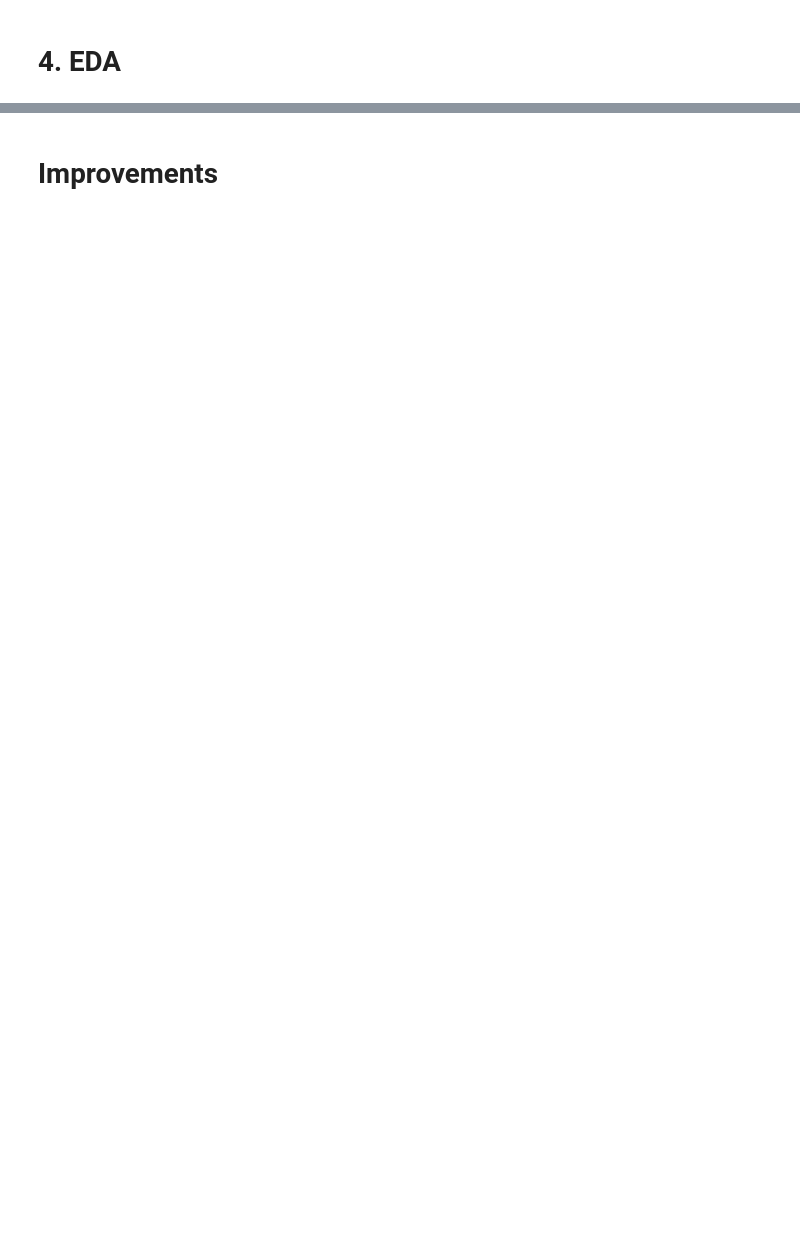
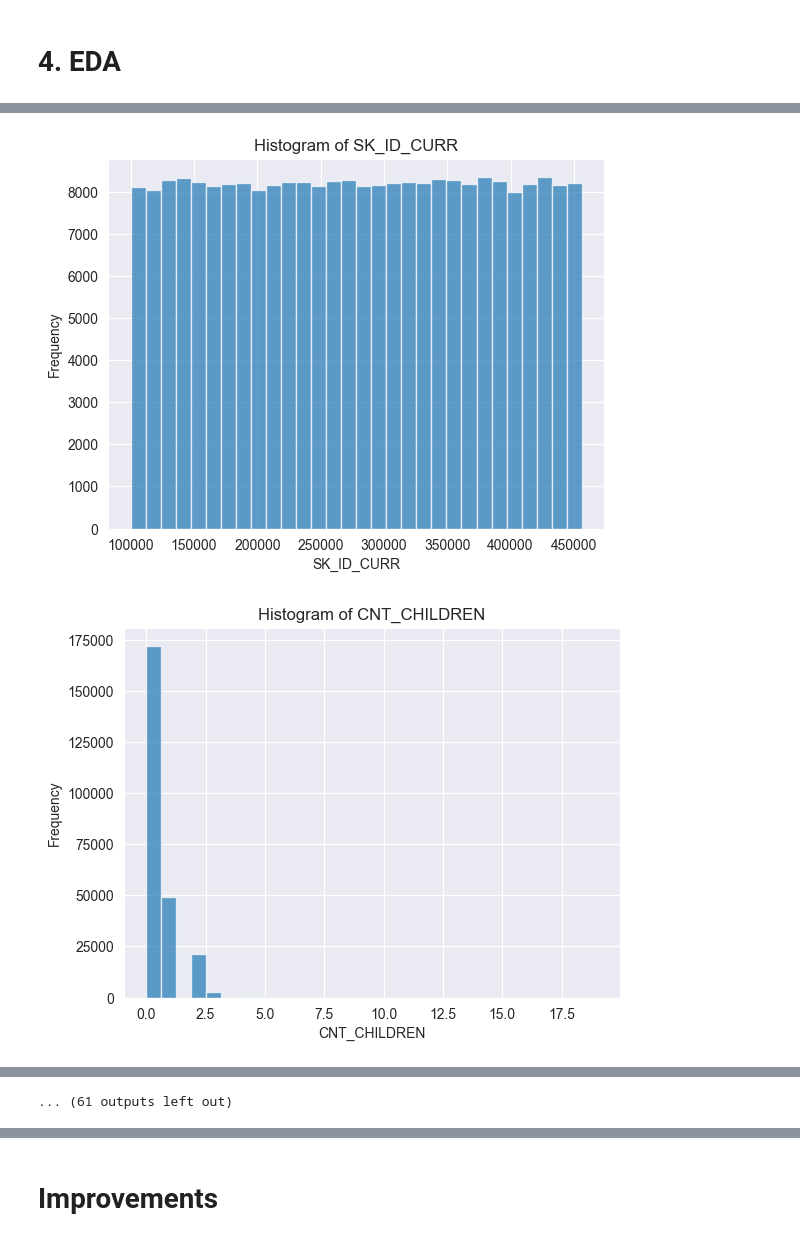
Before and after one commit to CelineChiLamNg/home_credit_default_prediction, a Jupyter notebook: notebooks/home_credit_2.ipynb, the cells around one changed output, grey strips where cells are left out. Cells and saved outputs as stored; diff of their text form; code cells hidden in the pictures; blank space fills up the shorter version.

```diff
--- a/notebooks/home_credit_2.ipynb
+++ b/notebooks/home_credit_2.ipynb
@@ -303,0 +318,9 @@ print(103558/356255)
+# %%
+for col in numerical_columns:
+    data_train[col].plot(kind='hist', bins=30, alpha=0.7)
+    plt.title(f"Histogram of {col}")
+    plt.xlabel(col)
+    plt.show()
+# %% [output]
+[figure, added]
+[figure, added]
@@ -303,0 +337 @@ print(103558/356255)
+... (61 outputs left out)
```
Also changed, not shown: parts of 20 cells of this notebook, 1 other file.
